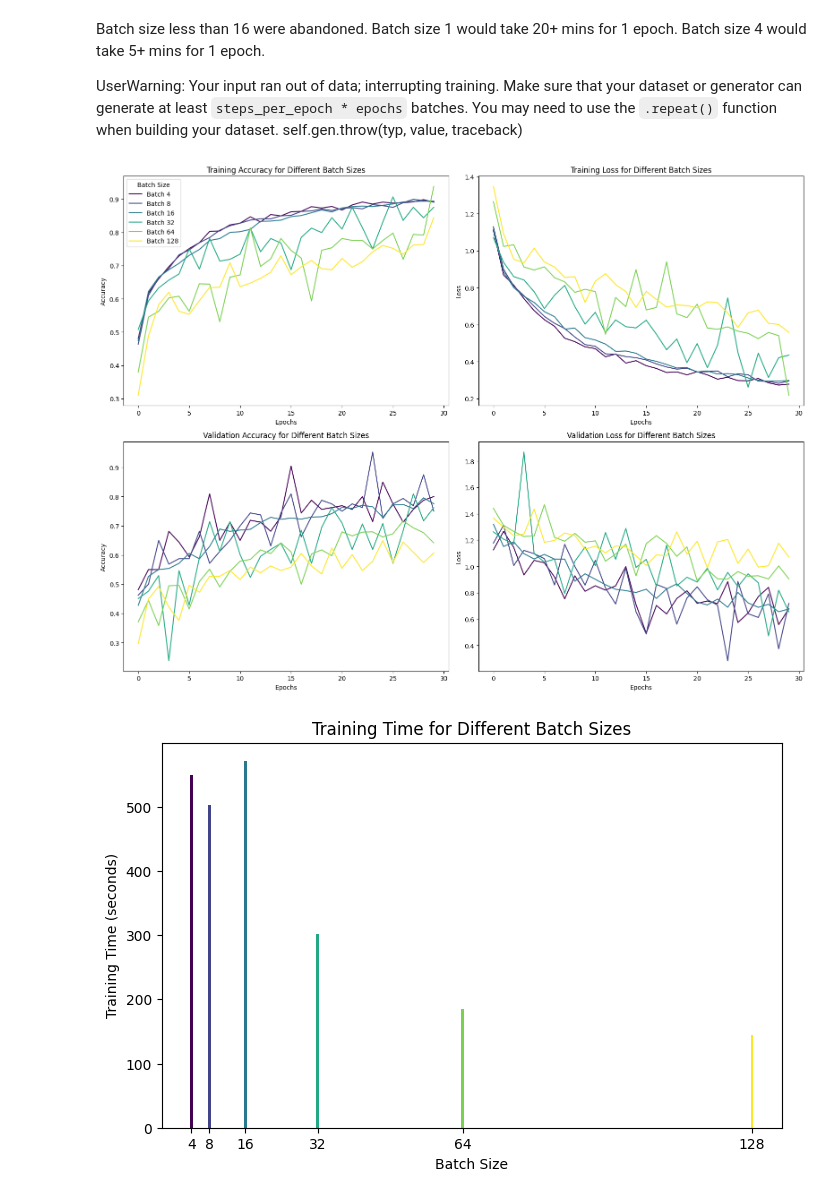
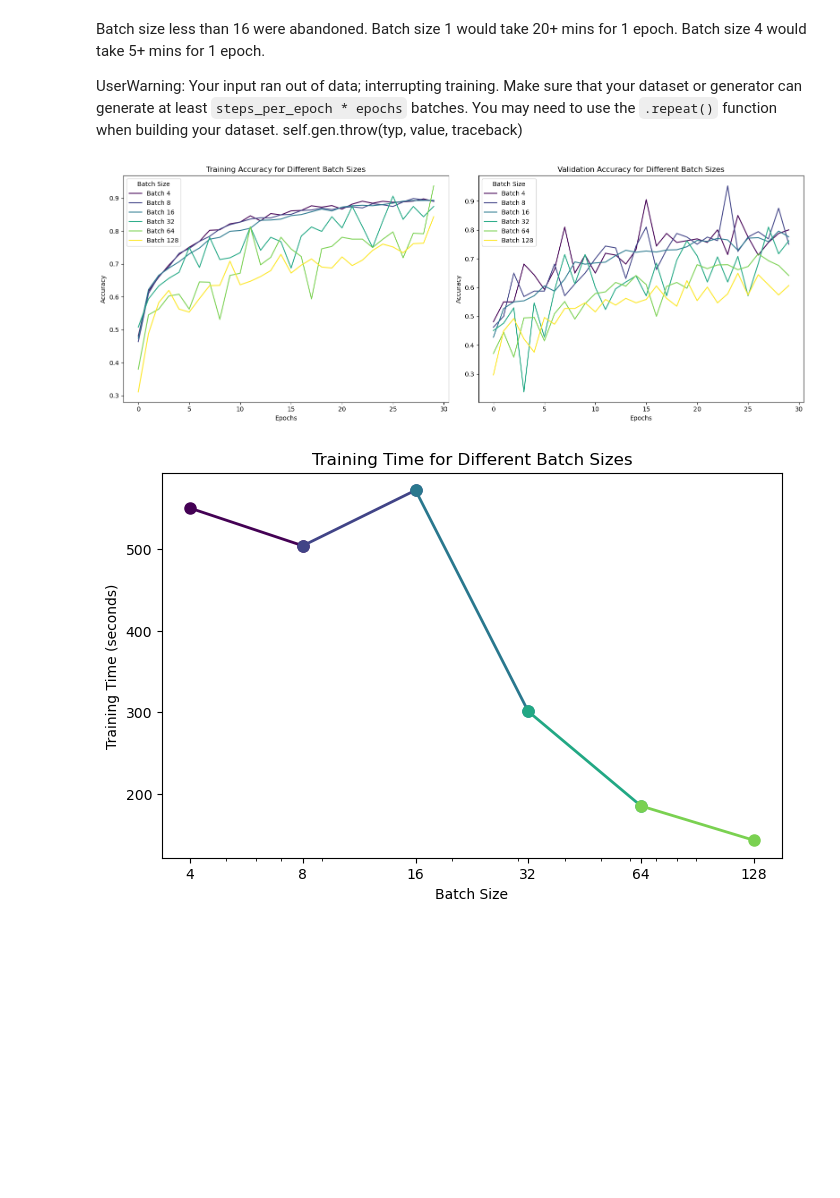
Before and after one commit to shrey1411/dst-group-project-2, a Jupyter notebook: VivekP/04-ReLUInvestigation.ipynb, the cells around one changed output. Drawn from its saved outputs; the diff is of its cells as text; code cells hidden in the pictures; blank space fills up the shorter version.

```diff
--- a/VivekP/04-ReLUInvestigation.ipynb
+++ b/VivekP/04-ReLUInvestigation.ipynb
@@ -776,7 +836,7 @@ EPOCHS = 50  # Target total epochs
 BATCH_SIZE = 32
 
 # Directory to save models, histories, and checkpoints
-save_dir = 'model_saves'
+save_dir = 'model_saved/depths'
 checkpoint_dir = 'checkpoints'
 os.makedirs(save_dir, exist_ok=True)
 os.makedirs(checkpoint_dir, exist_ok=True)
@@ -1107,7 +1154,7 @@ import matplotlib.pyplot as plt
 from matplotlib.cm import viridis
 
 # Directory where history files are saved
-save_dir = 'model_saves_batch_size'
+save_dir = 'model_saved/batch-size'
 
 # Lists for storing metrics
 training_times = []
@@ -1123,67 +1170,57 @@ for batch_size in batch_sizes:
     if os.path.exists(history_path):
         # Load history data
         with open(history_path, 'r') as f:
             history_data = json.load(f)
             batch_size_accuracy_data.append({
                 'batch_size': batch_size,
                 'train_accuracy': history_data['accuracy'],
-                'train_loss': history_data['loss'],
-                'val_accuracy': history_data['val_accuracy'],
-                'val_loss': history_data['val_loss']
+                'val_accuracy': history_data['val_accuracy']
             })
             training_times.append(history_data['training_time'])
     else:
         print(f"No history found for batch size {batch_size}.")
 
 # Colors for different batch sizes using the viridis colormap
-colors = viridis(np.linspace(0, 1, len(batch_size_accuracy_data)))
+colors = viridis(np.linspace(0, 1, len(batch_sizes)))
 
-# Create subplots for accuracy and loss
-fig, axs = plt.subplots(2, 2, figsize=(16, 12))
+# Create subplots for training and validation accuracy
+fig, axs = plt.subplots(1, 2, figsize=(16, 6))
 
 # Plot Training Accuracy
 for i, data in enumerate(batch_size_accuracy_data):
-    axs[0, 0].plot(data['train_accuracy'], color=colors[i], label=f'Batch {data["batch_size"]}')
-axs[0, 0].set_title('Training Accuracy for Different Batch Sizes')
-axs[0, 0].set_xlabel('Epochs')
-axs[0, 0].set_ylabel('Accuracy')
-axs[0, 0].legend(title='Batch Size')
-
-# Plot Training Loss
-for i, data in enumerate(batch_size_accuracy_data):
-    axs[0, 1].plot(data['train_loss'], color=colors[i], label=f'Batch {data["batch_size"]}')
-axs[0, 1].set_title('Training Loss for Different Batch Sizes')
-axs[0, 1].set_xlabel('Epochs')
-axs[0, 1].set_ylabel('Loss')
+    axs[0].plot(data['train_accuracy'], color=colors[i], label=f'Batch {data["batch_size"]}')
+axs[0].set_title('Training Accuracy for Different Batch Sizes')
+axs[0].set_xlabel('Epochs')
+axs[0].set_ylabel('Accuracy')
+axs[0].legend(title='Batch Size')
 
 # Plot Validation Accuracy
 for i, data in enumerate(batch_size_accuracy_data):
-    axs[1, 0].plot(data['val_accuracy'], color=colors[i], label=f'Batch {data["batch_size"]}')
-axs[1, 0].set_title('Validation Accuracy for Different Batch Sizes')
-axs[1, 0].set_xlabel('Epochs')
-axs[1, 0].set_ylabel('Accuracy')
-
-# Plot Validation Loss
-for i, data in enumerate(batch_size_accuracy_data):
-    axs[1, 1].plot(data['val_loss'], color=colors[i], label=f'Batch {data["batch_size"]}')
-axs[1, 1].set_title('Validation Loss for Different Batch Sizes')
-axs[1, 1].set_xlabel('Epochs')
-axs[1, 1].set_ylabel('Loss')
+    axs[1].plot(data['val_accuracy'], color=colors[i], label=f'Batch {data["batch_size"]}')
+axs[1].set_title('Validation Accuracy for Different Batch Sizes')
+axs[1].set_xlabel('Epochs')
+axs[1].set_ylabel('Accuracy')
+axs[1].legend(title='Batch Size')
 
 plt.tight_layout()
 plt.show()
 
-# Plot Training Time for Different Batch Sizes
+# Line plot for Training Time with viridis color gradient and logarithmic x-axis
 plt.figure(figsize=(8, 5))
-bar_width = 0.6  # Set a smaller bar width for better spacing
-batch_labels = [data['batch_size'] for data in batch_size_accuracy_data]
-plt.bar(batch_labels, training_times, color=colors, width=bar_width)
+
+# Plot each segment individually to apply the viridis color map along the line
+for i in range(len(batch_sizes) - 1):
+    plt.plot(batch_sizes[i:i+2], training_times[i:i+2], color=colors[i], marker='o', linewidth=2, markersize=8)
+
+# Set x-axis to logarithmic scale and ensure batch size ticks are displayed
+plt.xscale('log')
+plt.xticks(batch_sizes, labels=batch_sizes)  # Show each batch size on the x-axis
 plt.title('Training Time for Different Batch Sizes')
 plt.xlabel('Batch Size')
 plt.ylabel('Training Time (seconds)')
-plt.xticks(batch_labels)  # Ensure x-axis labels match the bar positions
-plt.margins(x=0.05)  # Reduce extra margins around the bars
+plt.grid(False)
+
 plt.show()
 # %% [output]
-[figure, old version]
+[figure, new version]
-[figure, old version]
+[figure, new version]
```
Also changed, not shown: parts of 17 cells of this notebook.
